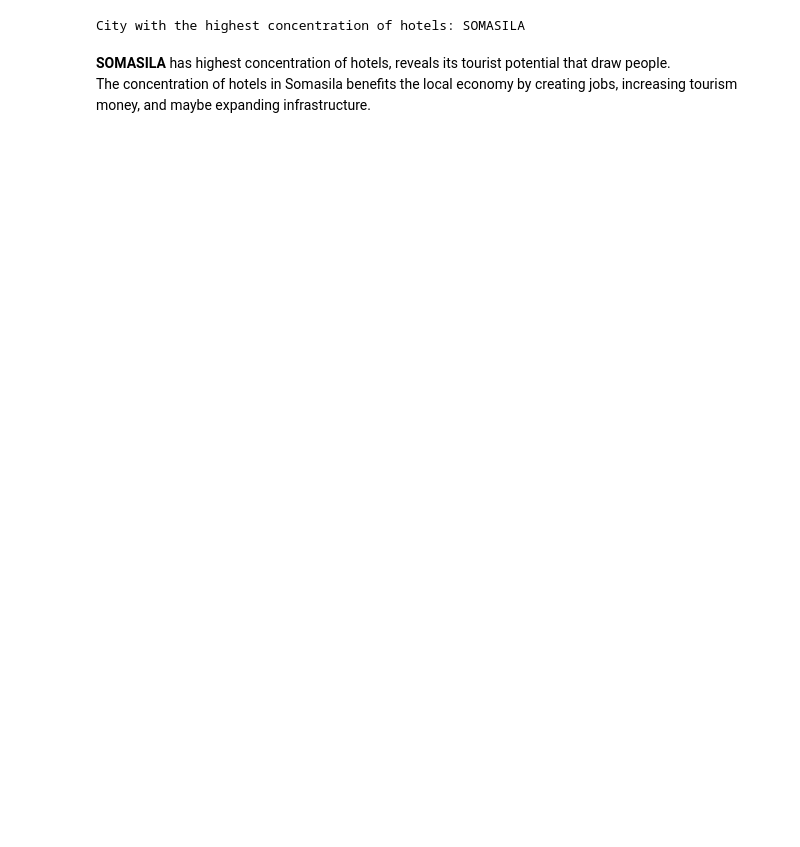
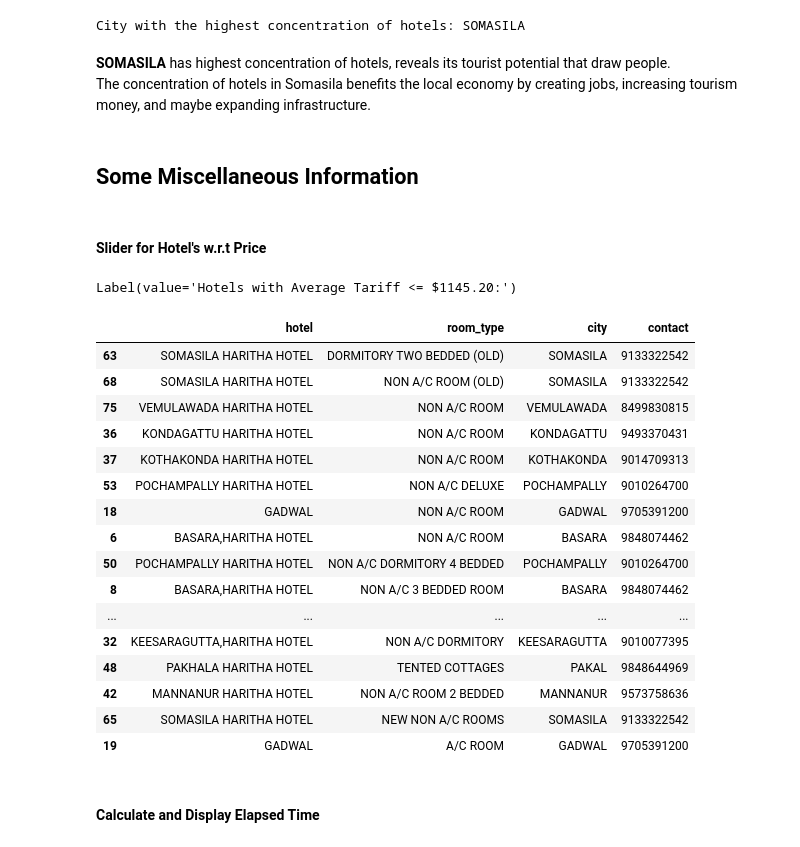
Before and after one commit to Chirag529/DataFetchX, a Jupyter notebook: main.ipynb, the cells around one changed output. Drawn from its saved outputs; the diff is of its cells as text; code cells hidden in the pictures; blank space fills up the shorter version.

```diff
--- a/main.ipynb
+++ b/main.ipynb
@@ -525,3 +554,59 @@ City with the highest concentration of hotels: SOMASILA
 # %% [markdown]
 **SOMASILA** has highest concentration of hotels, reveals its tourist potential that draw people. <br />
 The concentration of hotels in Somasila benefits the local economy by creating jobs, increasing tourism money, and maybe expanding infrastructure.
+# %% [markdown]
+## Some Miscellaneous Information
+# %% [markdown]
+#### Slider for Hotel's w.r.t Price
+# %%
+try:
+    # Load data into a pandas DataFrame
+    data = pd.read_csv("Telangana_Hotels_Tariff.csv")
+
+    # Select columns containing tariff values
+    tariff_columns = ["sunday_tariff", "monday_tariff", "tuesday_tariff",
+                    "wednesday_tariff", "thursday_tariff", "friday_tariff", "saturday_tariff"]
+
+    # Calculate average tariffs for each room type
+    data["Average_Tariff"] = data[tariff_columns].mean(axis=1)
+
+    # Create a function to update the list of hotel details based on slider value
+    def update_hotels(change):
+        clear_output(wait=True)  # Clear previous output
+        slider_value = slider.value
+        selected_hotels = data[data["Average_Tariff"] <= slider_value].sort_values(by="Average_Tariff")
+        display(widgets.Label("Hotels with Average Tariff <= ${:.2f}:".format(slider_value)))
+        display(selected_hotels[["hotel", "room_type", "city","contact"]])
+
+    # Create a slider widget for selecting tariff price
+    slider = widgets.FloatSlider(min=data["Average_Tariff"].min(), max=data["Average_Tariff"].max(), value=data["Average_Tariff"].max(),
+                                description="Max Price:", continuous_update=False)
+
+    # Attach the update function to the slider's value change event
+    slider.observe(update_hotels, names="value")
+
+    # Display widgets
+    display(slider)
+except Exception as e:
+    print("Uhh! An Error Occurred:", e)
+# %% [output]
+Label(value='Hotels with Average Tariff <= $1145.20:')
+|  | hotel | room_type | city | contact |
+| 63 | SOMASILA HARITHA HOTEL | DORMITORY TWO BEDDED (OLD) | SOMASILA | 9133322542 |
+| 68 | SOMASILA HARITHA HOTEL | NON A/C ROOM (OLD) | SOMASILA | 9133322542 |
+| 75 | VEMULAWADA HARITHA HOTEL | NON A/C ROOM | VEMULAWADA | 8499830815 |
+| 36 | KONDAGATTU HARITHA HOTEL | NON A/C ROOM | KONDAGATTU | 9493370431 |
+| 37 | KOTHAKONDA HARITHA HOTEL | NON A/C ROOM | KOTHAKONDA | 9014709313 |
+| 53 | POCHAMPALLY HARITHA HOTEL | NON A/C DELUXE | POCHAMPALLY | 9010264700 |
+| 18 | GADWAL | NON A/C ROOM | GADWAL | 9705391200 |
+| 6 | BASARA,HARITHA HOTEL | NON A/C ROOM | BASARA | 9848074462 |
+| 50 | POCHAMPALLY HARITHA HOTEL | NON A/C DORMITORY 4 BEDDED | POCHAMPALLY | 9010264700 |
+| 8 | BASARA,HARITHA HOTEL | NON A/C 3 BEDDED ROOM | BASARA | 9848074462 |
+| ... | ... | ... | ... | ... |
+| 32 | KEESARAGUTTA,HARITHA HOTEL | NON A/C DORMITORY | KEESARAGUTTA | 9010077395 |
+| 48 | PAKHALA HARITHA HOTEL | TENTED COTTAGES | PAKAL | 9848644969 |
+| 42 | MANNANUR HARITHA HOTEL | NON A/C ROOM 2 BEDDED | MANNANUR | 9573758636 |
+| 65 | SOMASILA HARITHA HOTEL | NEW NON A/C ROOMS | SOMASILA | 9133322542 |
+| 19 | GADWAL | A/C ROOM | GADWAL | 9705391200 |
+# %% [markdown]
+#### Calculate and Display Elapsed Time
```
Also changed, not shown: parts of 7 cells of this notebook, 1 other file.
